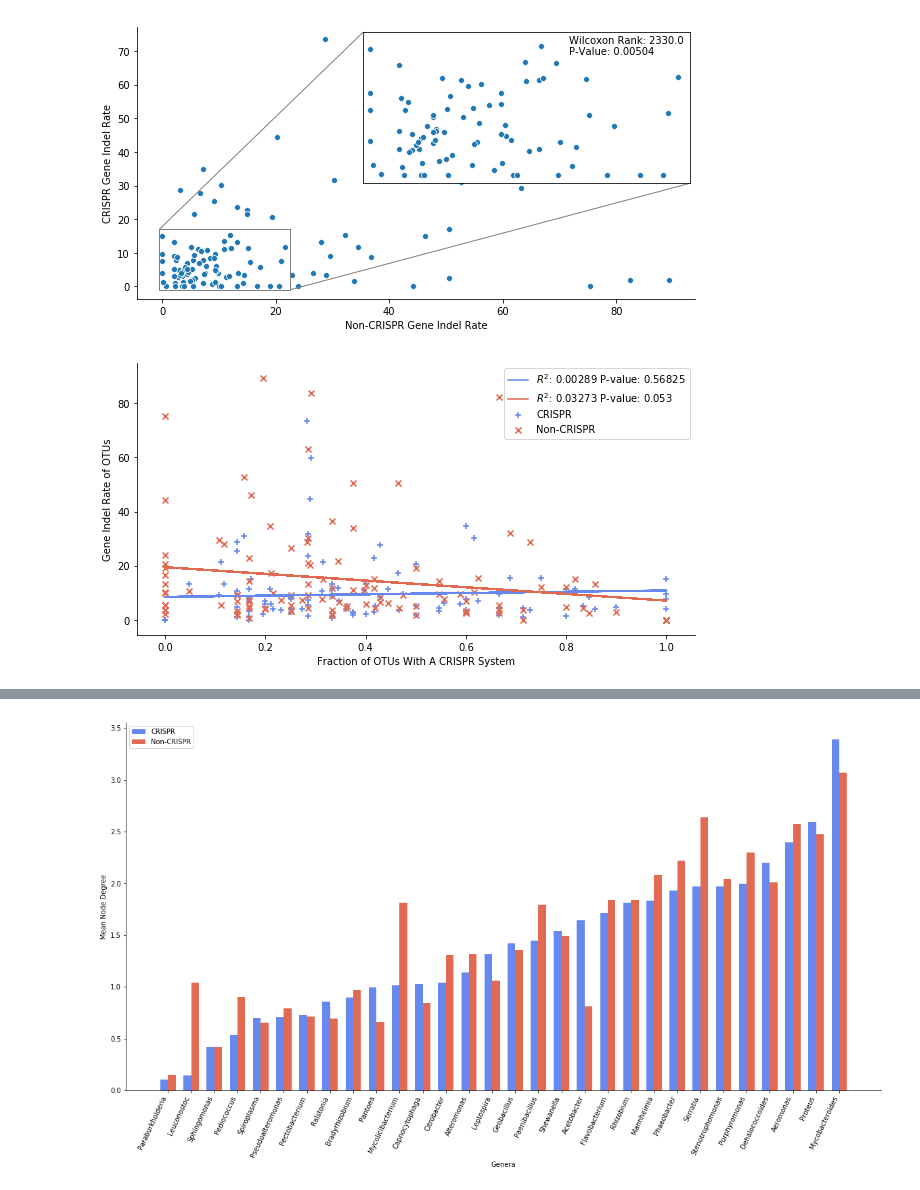
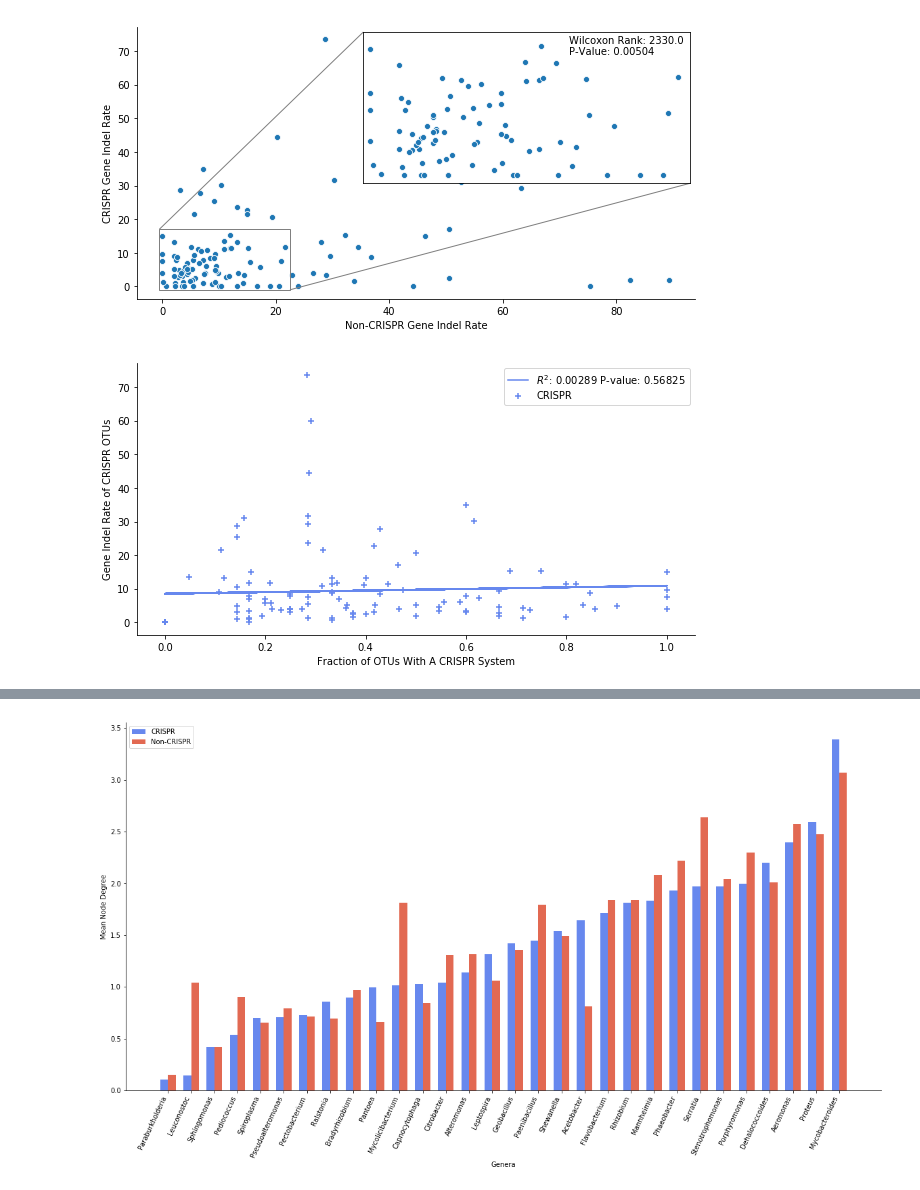
Before and after one commit to DJSiddharthVader/Undergrad_Thesis, a Jupyter notebook: notebooks/plotting.ipynb, the cells around one changed output, grey strips where cells are left out. Saved outputs shown, nothing was run; the diff lists cells and outputs as text; code cells hidden in the pictures.

```diff
--- a/notebooks/plotting.ipynb
+++ b/notebooks/plotting.ipynb
@@ -76,7 +60,7 @@ plu.cVsncRate(mmdf,dpi=dpi,
 # %% [output]
 [figure]
 # %%
-plu.rateVsCFrac(mmdf,dpi=dpi,
-  file='{}/cfrac_cncRateDiff_scattter.png'.format(basefigdir))
+plu.cratevscfrac(mmdf,dpi=dpi,
+    file='{}/crate_cfrac_scatter.png'.format(basefigdir))
 # %% [output]
-[figure, old version]
+[figure, new version]
```
Also changed, not shown: parts of 3 cells of this notebook, 10 other files.
